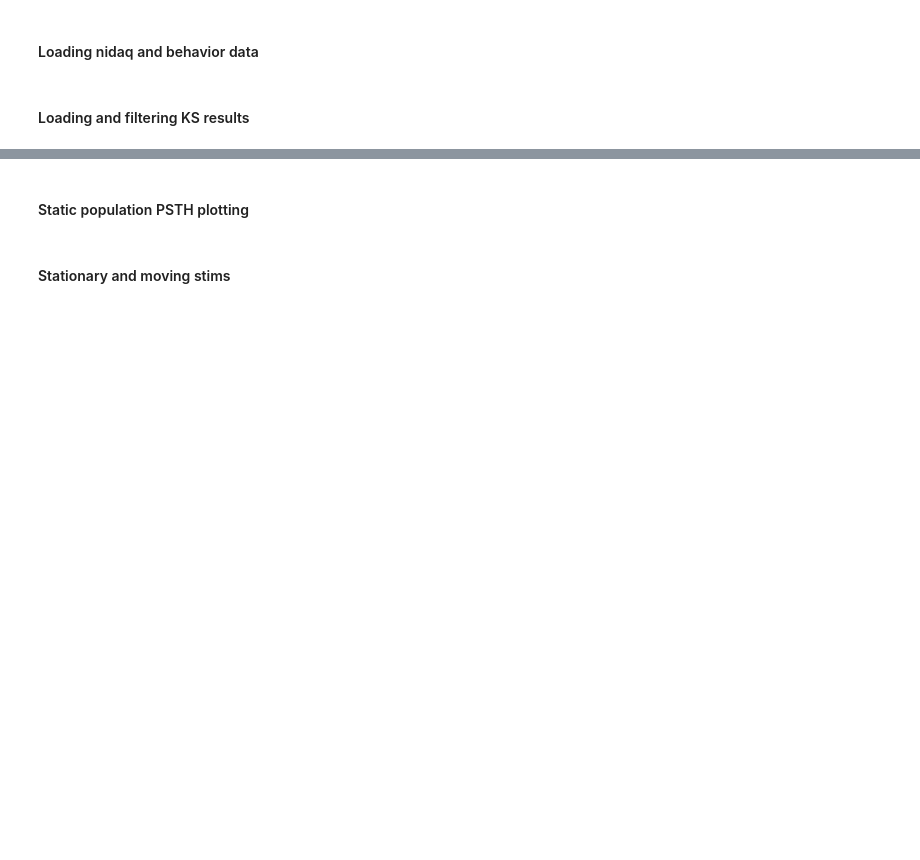
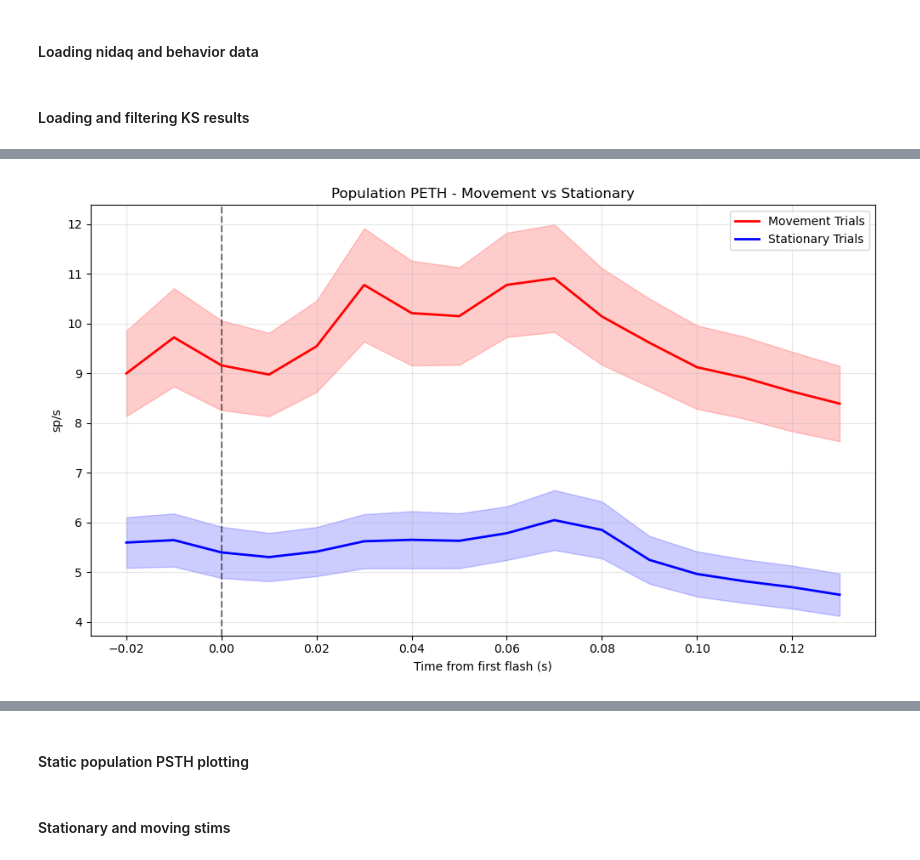
Before and after one commit to rojasgabriel/ephys, a Jupyter notebook: ephys_analysis_prototyping.ipynb, the cells around one changed output, grey strips where cells are left out. Drawn from its saved outputs; the diff is of its cells as text; code cells hidden in the pictures; blank space fills up the shorter version.

```diff
--- a/ephys_analysis_prototyping.ipynb
+++ b/ephys_analysis_prototyping.ipynb
@@ -262,0 +274,51 @@ plt.tight_layout()
+# %%
+# Get PETHs for movement and stationary stimuli
+pop_peth_move, timebin_edges_move, event_index_move = spks.event_aligned.population_peth(
+    all_spike_times=spike_times_per_unit,
+    alignment_times=movement_stims,
+    pre_seconds=0.025,
+    post_seconds=0.15,
+    binwidth_ms=10,
+    pad=0,
+    kernel=None
+)
+
+pop_peth_stat, timebin_edges_stat, event_index_stat = spks.event_aligned.population_peth(
+    all_spike_times=spike_times_per_unit,
+    alignment_times=stationary_stims,
+    pre_seconds=0.025,
+    post_seconds=0.15,
+    binwidth_ms=10,
+    pad=0,
+    kernel=None
+)
+
+# Plot population PETH for both conditions
+fig, ax = plt.subplots(figsize=(10, 6))
+
+# Movement trials
+mean_peth_move = np.mean(pop_peth_move, axis=1)
+sem_peth_move = np.std(pop_peth_move, axis=1) / np.sqrt(pop_peth_move.shape[1])
+pop_mean_move = np.mean(mean_peth_move, axis=0)
+pop_sem_move = np.std(mean_peth_move, axis=0) / np.sqrt(mean_peth_move.shape[0])
+ax.plot(timebin_edges_move[:-1], pop_mean_move, color='red', linewidth=2, label='Movement Trials')
+ax.fill_between(timebin_edges_move[:-1], pop_mean_move-pop_sem_move, pop_mean_move+pop_sem_move, color='red', alpha=0.2)
+
+# Stationary trials
+mean_peth_stat = np.mean(pop_peth_stat, axis=1)
+sem_peth_stat = np.std(pop_peth_stat, axis=1) / np.sqrt(pop_peth_stat.shape[1])
+pop_mean_stat = np.mean(mean_peth_stat, axis=0)
+pop_sem_stat = np.std(mean_peth_stat, axis=0) / np.sqrt(mean_peth_stat.shape[0])
+ax.plot(timebin_edges_stat[:-1], pop_mean_stat, color='blue', linewidth=2, label='Stationary Trials')
+ax.fill_between(timebin_edges_stat[:-1], pop_mean_stat-pop_sem_stat, pop_mean_stat+pop_sem_stat, color='blue', alpha=0.2)
+
+ax.axvline(x=0, color='k', linestyle='--', alpha=0.5)
+ax.set_xlabel('Time from first flash (s)')
+ax.set_ylabel('sp/s')
+ax.set_title('Population PETH - Movement vs Stationary')
+ax.legend()
+ax.grid(True, alpha=0.3)
+
+plt.tight_layout()
+# %% [output]
+[figure, added]
```
Also changed, not shown: parts of 6 cells of this notebook.
